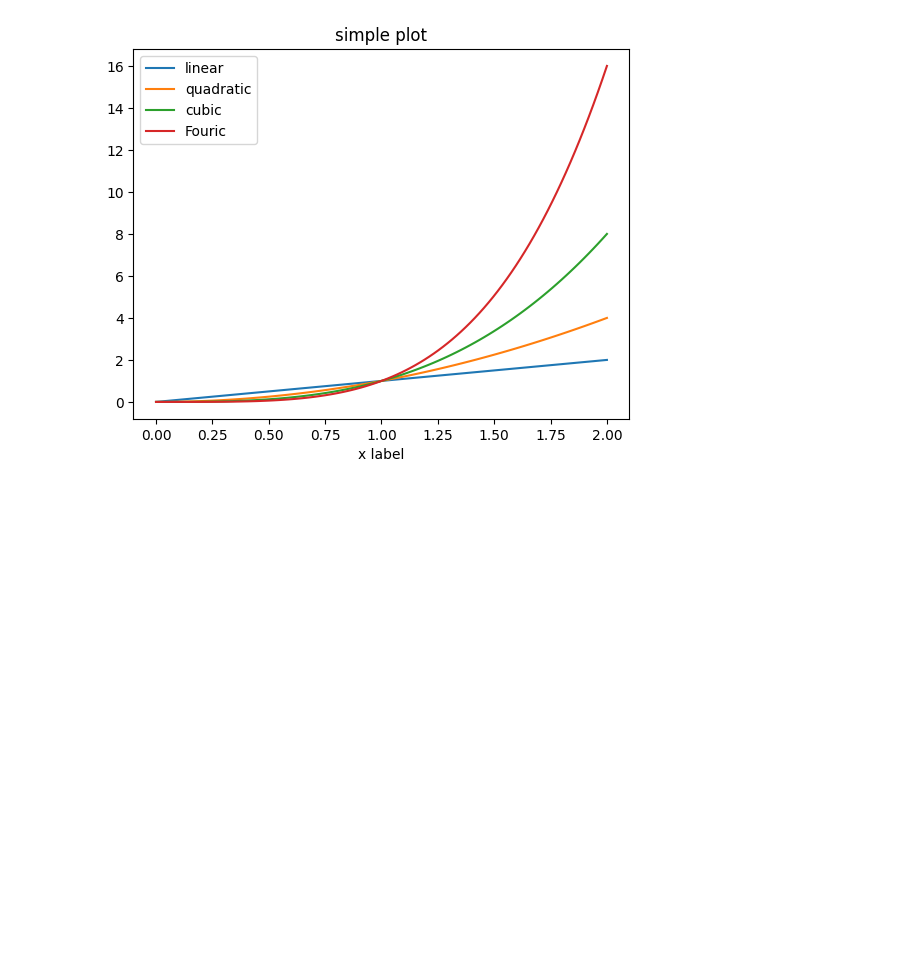
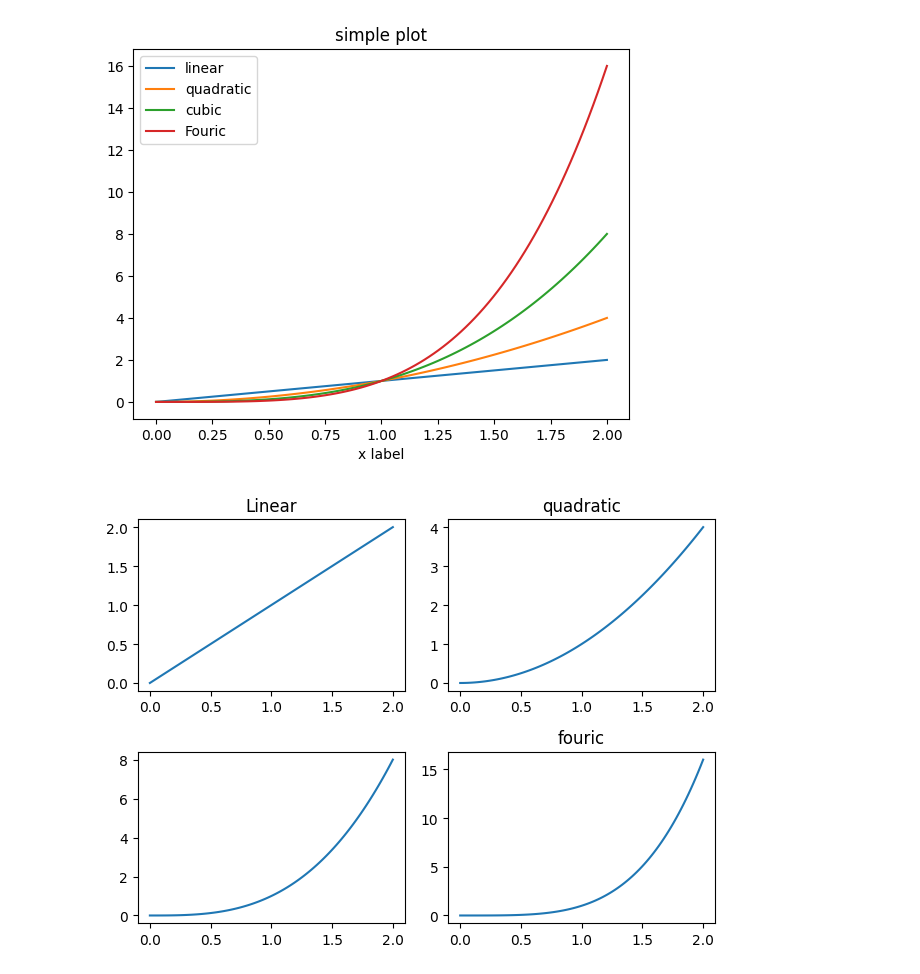
Before and after one commit to LangatMark/DataScience, a Jupyter notebook: trial/data visualization with Matplotlib, seaborn.ipynb, the cells around one changed output. Drawn from its saved outputs; the diff is of its cells as text; code cells hidden in the pictures; blank space fills up the shorter version.

```diff
--- a/trial/data visualization with Matplotlib, seaborn.ipynb
+++ b/trial/data visualization with Matplotlib, seaborn.ipynb
@@ -180,3 +180,19 @@ ax.legend(loc=0)#add a legend
 plt.show()
 # %% [output]
 [figure]
+# %%
+x=np.linspace(0,2,100)
+fig, ax=plt.subplots(2,2)
+
+ax[0][0].plot(x, x, label='linear')#plot some data on the axes
+ax[0][0].set_title('Linear')
+ax[0][1].plot(x, x**2, label='quadratic')#Plot more data on the axes
+ax[0][1].set_title('quadratic')
+ax[1][0].plot(x, x**3, label='cubic')
+ax[1][1].set_title('cubic')
+ax[1][1].plot(x, x**4, label='fouric')
+ax[1][1].set_title('fouric')
+plt.tight_layout()
+plt.show()
+# %% [output]
+[figure, added]
```
Also changed, not shown: parts of 17 cells of this notebook, 7 other files.
